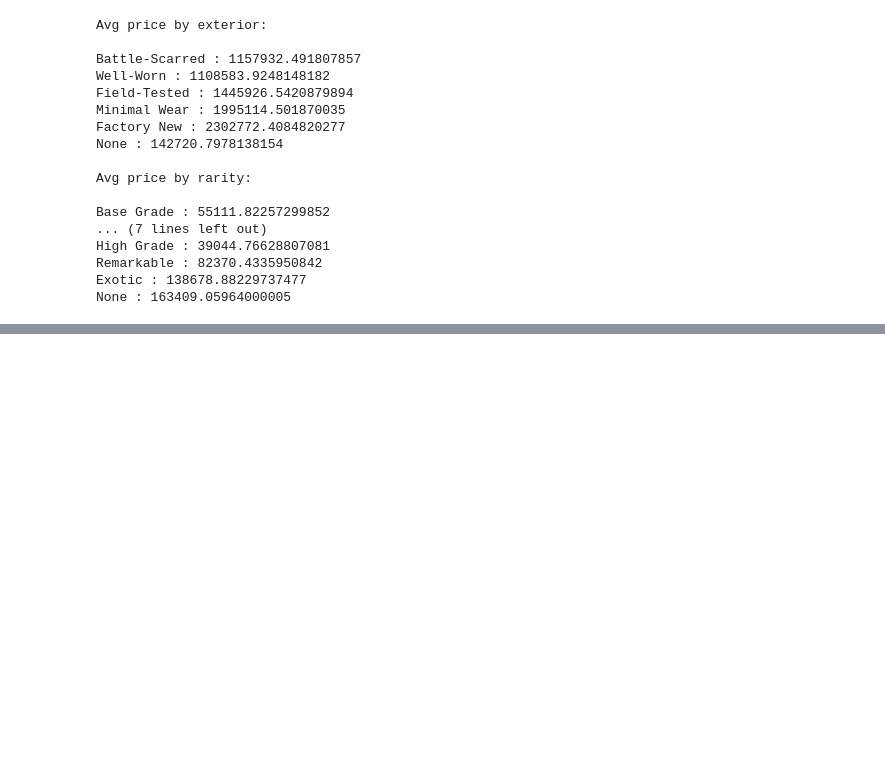
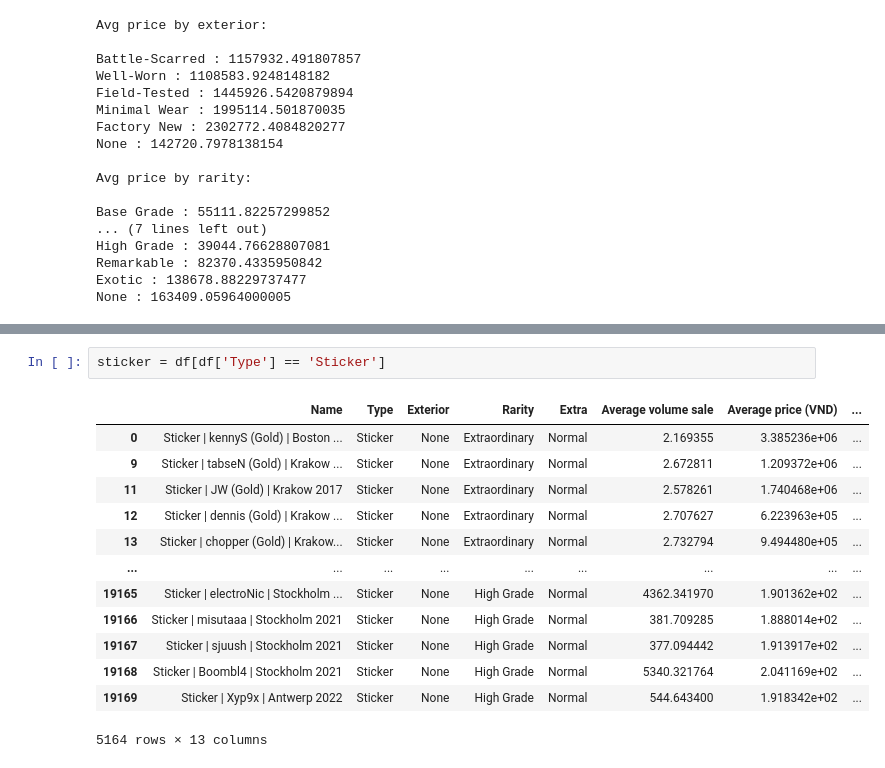
Before and after one commit to anhvuphamtan/CSGO-Market-Analysis, a Jupyter notebook: Data_Modeling.ipynb, the cells around one changed output, grey strips where cells are left out. Cells and saved outputs as stored; diff of their text form; blank space fills up the shorter version.

```diff
--- a/Data_Modeling.ipynb
+++ b/Data_Modeling.ipynb
@@ -94,0 +252,16 @@ separate linear regression model for each of gloves, knife and stickers as their
+# %%
+sticker = df[df['Type'] == 'Sticker']
+# %% [output]
+|  | Name | Type | Exterior | Rarity | Extra | Average volume sale | Average price (VND) | ... |
+| 0 | Sticker | kennyS (Gold) | Boston ... | Sticker | None | Extraordinary | Normal | 2.169355 | 3.385236e+06 | ... |
+| 9 | Sticker | tabseN (Gold) | Krakow ... | Sticker | None | Extraordinary | Normal | 2.672811 | 1.209372e+06 | ... |
+| 11 | Sticker | JW (Gold) | Krakow 2017 | Sticker | None | Extraordinary | Normal | 2.578261 | 1.740468e+06 | ... |
+| 12 | Sticker | dennis (Gold) | Krakow ... | Sticker | None | Extraordinary | Normal | 2.707627 | 6.223963e+05 | ... |
+| 13 | Sticker | chopper (Gold) | Krakow... | Sticker | None | Extraordinary | Normal | 2.732794 | 9.494480e+05 | ... |
+| ... | ... | ... | ... | ... | ... | ... | ... | ... |
+| 19165 | Sticker | electroNic | Stockholm ... | Sticker | None | High Grade | Normal | 4362.341970 | 1.901362e+02 | ... |
+| 19166 | Sticker | misutaaa | Stockholm 2021 | Sticker | None | High Grade | Normal | 381.709285 | 1.888014e+02 | ... |
+| 19167 | Sticker | sjuush | Stockholm 2021 | Sticker | None | High Grade | Normal | 377.094442 | 1.913917e+02 | ... |
+| 19168 | Sticker | Boombl4 | Stockholm 2021 | Sticker | None | High Grade | Normal | 5340.321764 | 2.041169e+02 | ... |
+| 19169 | Sticker | Xyp9x | Antwerp 2022 | Sticker | None | High Grade | Normal | 544.643400 | 1.918342e+02 | ... |
+5164 rows × 13 columns
```
Also changed, not shown: parts of 29 cells of this notebook.
